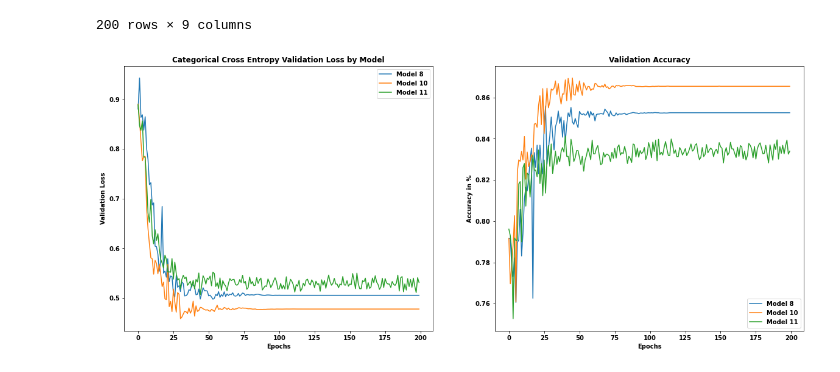
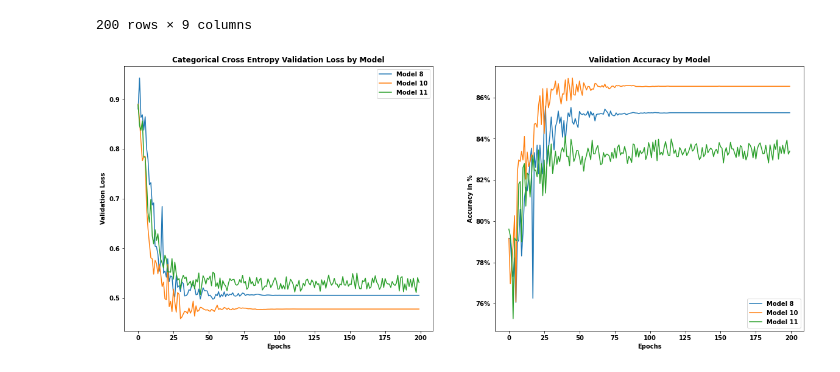
Before and after one commit to ssaeed85/dsc-ph5-MarsTerrainAnomalyDetection, a Jupyter notebook: 02_TensorflowModeling_FinalModels.ipynb, the cells around one changed output. Drawn from its saved outputs; the diff is of its cells as text; code cells hidden in the pictures.

```diff
--- a/02_TensorflowModeling_FinalModels.ipynb
+++ b/02_TensorflowModeling_FinalModels.ipynb
@@ -374,19 +366,29 @@ model8_df
 # %%
 fig,(ax1,ax2) = plt.subplots(1,2,figsize = (20,8))
 ax1.plot(model8_df.index,model8_df.val_loss)
 ax1.plot(model10_df.index,model10_df.val_loss)
 ax1.plot(model11_df.index,model11_df.val_loss)
 ax1.set_title('Categorical Cross Entropy Validation Loss by Model')
 ax1.set_xlabel('Epochs')
 ax1.set_ylabel('Validation Loss')
 ax1.legend(['Model 8', 'Model 10', 'Model 11'])
 
 ax2.plot(model8_df.index,model8_df.val_accuracy)
 ax2.plot(model10_df.index,model10_df.val_accuracy)
 ax2.plot(model11_df.index,model11_df.val_accuracy)
-ax2.set_title('Validation Accuracy')
+ax2.set_title('Validation Accuracy by Model')
 ax2.set_xlabel('Epochs')
 ax2.set_ylabel('Accuracy in %')
-ax2.legend(['Model 8', 'Model 10', 'Model 11']);
+ax2.get_yaxis().set_major_formatter(
+    matplotlib.ticker.FuncFormatter(lambda x, p: format(f'{round(x*100)}%'))
+)
+ax2.legend(['Model 8', 'Model 10', 'Model 11'])
+
+plt.savefig('./savedFigs/Model_8_10_11_Performance.jpg', dpi='figure',
+          bbox_inches='tight', pad_inches=0.1,
+          facecolor='auto', edgecolor='auto',
+         )
+
+plt.show()
 # %% [output]
-[figure, old version]
+[figure, new version]
```
Also changed, not shown: parts of 5 cells of this notebook.
